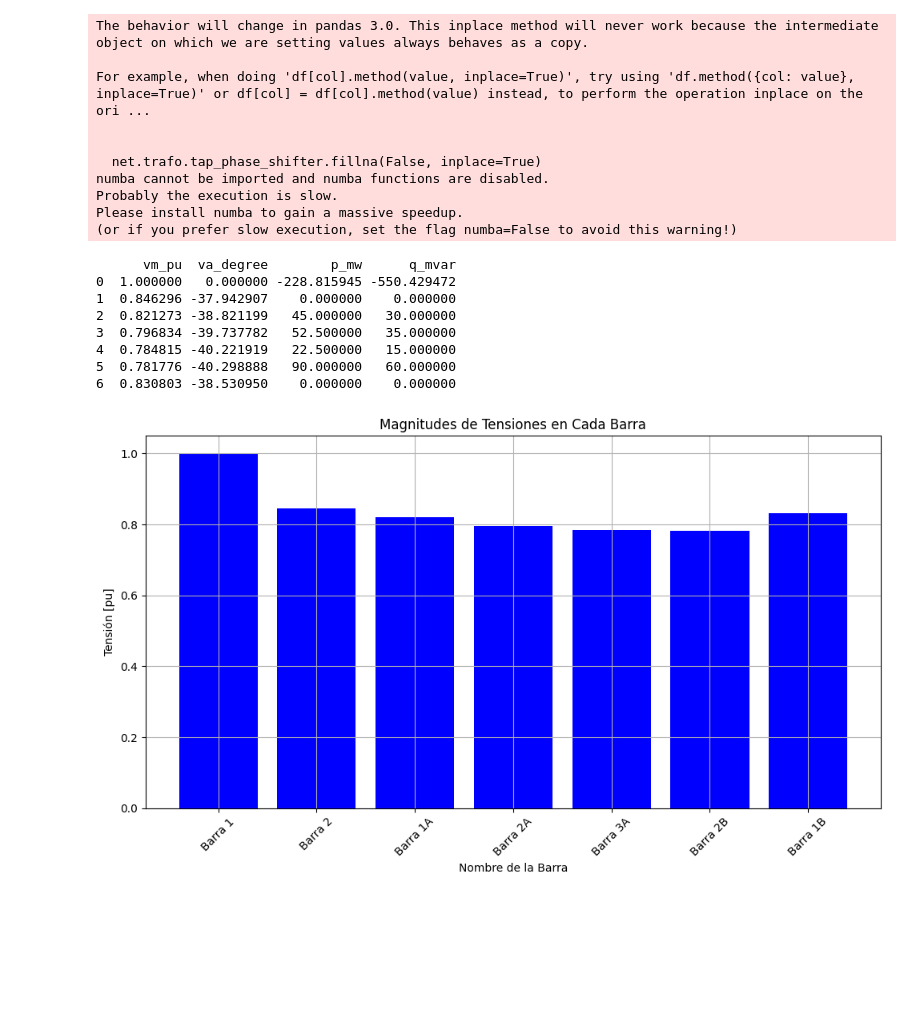
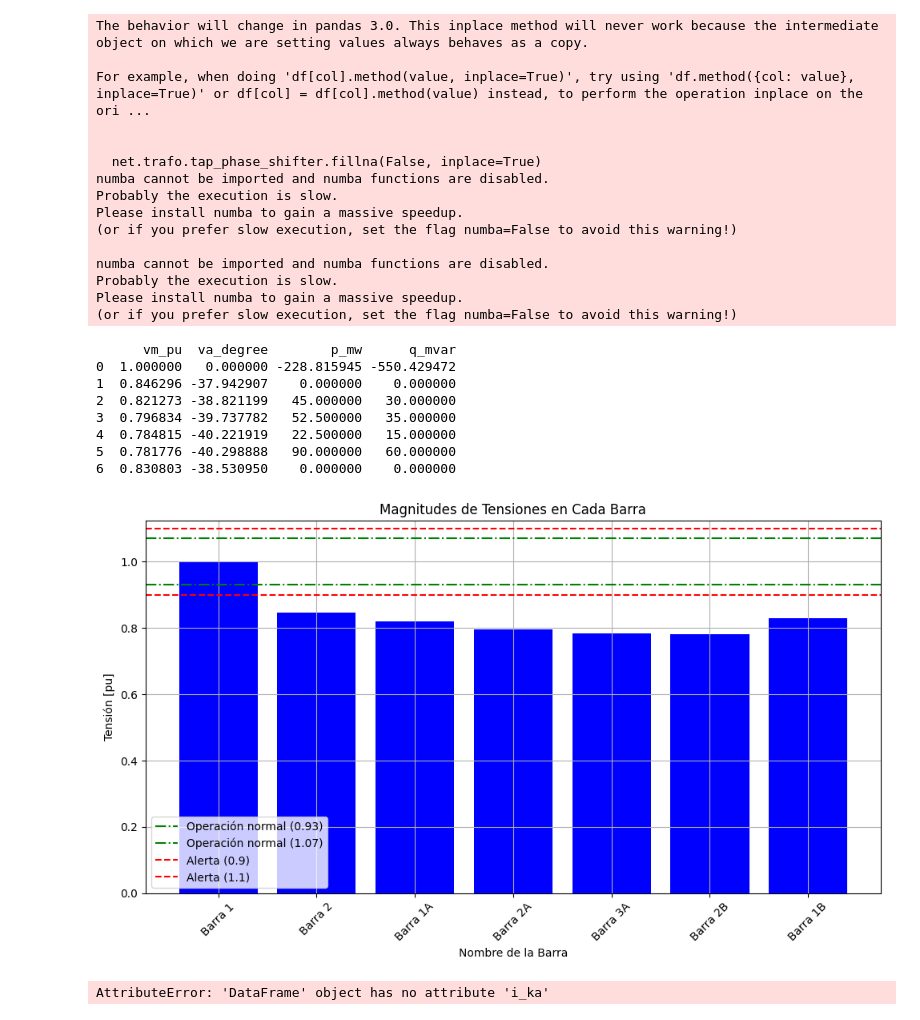
Before and after one commit to Onexz12/6GA_SEP1_S12024, a Jupyter notebook: Figura2a.ipynb, the cells around one changed output. Cells and saved outputs as stored; diff of their text form; code cells hidden in the pictures; blank space fills up the shorter version.

```diff
--- a/Figura2a.ipynb
+++ b/Figura2a.ipynb
@@ -64,33 +64,94 @@ print(net.res_bus)
 voltajes = net.res_bus.vm_pu.values
 nombres_barras = net.bus.name.values
 
+import numpy as np
+import matplotlib.pyplot as plt
+import pandapower as pp
+import math
+
+# Definir parámetros y configurar la red eléctrica (código omitido para brevedad)
+
+# Simular el flujo de carga
+pp.runpp(net)
+
+# Obtener resultados de las tensiones en las barras
+voltajes = net.res_bus.vm_pu.values
+nombres_barras = net.bus.name.values
+
 # Graficar barras de tensiones
 plt.figure(figsize=(10, 6))
-plt.bar(nombres_barras, voltajes, color='blue')
+bars = plt.bar(nombres_barras, voltajes, color='blue')
+
+# Agregar línea segmentada para el rango de operación normal (0.93 - 1.07)
+plt.axhline(y=0.93, color='green', linestyle='-.', label='Operación normal (0.93)')
+plt.axhline(y=1.07, color='green', linestyle='-.', label='Operación normal (1.07)')
+
+# Agregar línea segmentada para el rango de alerta (0.9 - 1.1)
+plt.axhline(y=0.9, color='red', linestyle='--', label='Alerta (0.9)')
+plt.axhline(y=1.1, color='red', linestyle='--', label='Alerta (1.1)')
+
 plt.title('Magnitudes de Tensiones en Cada Barra')
 plt.xlabel('Nombre de la Barra')
 plt.ylabel('Tensión [pu]')
 plt.xticks(rotation=45)
 plt.grid(True)
+plt.legend()
 plt.tight_layout()
 plt.show()
 # %% [output]
 The behavior will change in pandas 3.0. This inplace method will never work because the intermediate object on which we are setting values always behaves as a copy.
 
 For example, when doing 'df[col].method(value, inplace=True)', try using 'df.method({col: value}, inplace=True)' or df[col] = df[col].method(value) instead, to perform the operation inplace on the ori ...
 
 
   net.trafo.tap_phase_shifter.fillna(False, inplace=True)
 numba cannot be imported and numba functions are disabled.
 Probably the execution is slow.
 Please install numba to gain a massive speedup.
 (or if you prefer slow execution, set the flag numba=False to avoid this warning!)
+
+numba cannot be imported and numba functions are disabled.
+Probably the execution is slow.
+Please install numba to gain a massive speedup.
+(or if you prefer slow execution, set the flag numba=False to avoid this warning!)
       vm_pu  va_degree        p_mw      q_mvar
 0  1.000000   0.000000 -228.815945 -550.429472
 1  0.846296 -37.942907    0.000000    0.000000
 2  0.821273 -38.821199   45.000000   30.000000
 3  0.796834 -39.737782   52.500000   35.000000
 4  0.784815 -40.221919   22.500000   15.000000
 5  0.781776 -40.298888   90.000000   60.000000
 6  0.830803 -38.530950    0.000000    0.000000
-[figure, old version]
+[figure, new version]
+# %%
+
+
+
+# Obtener resultados de las corrientes de línea en kA
+corrientes_linea = np.abs(net.res_line.loading_percent.values * net.line.i_ka.values / 100.0)  # Convertir a kA
+nombres_lineas = [f'Línea {i+1}' for i in range(len(corrientes_linea))]  # Nombres de las líneas
+
+# Crear la lista de corrientes para el gráfico de barras
+valores_barras = corrientes_linea
+
+# Colores para las barras (rojo si está saturada, verde si no)
+colores = ['red' if corrientes_linea[i] > Imax else 'green' for i in range(len(corrientes_linea))]
+
+# Graficar barras de corrientes de línea
+plt.figure(figsize=(10, 6))
+bars = plt.bar(nombres_lineas, valores_barras, color=colores)
+
+# Agregar línea segmentada para la corriente máxima de línea (0.457 kA)
+plt.axhline(y=Imax, color='blue', linestyle='--', label=f'Corriente máxima de línea ({Imax} kA)')
+
+plt.title('Corrientes de Línea')
+plt.xlabel('Línea')
+plt.ylabel('Corriente [kA]')
+plt.xticks(rotation=45)
+plt.grid(True)
+plt.legend()
+
+plt.tight_layout()
+plt.show()
+# %% [output]
+AttributeError: 'DataFrame' object has no attribute 'i_ka'
```
